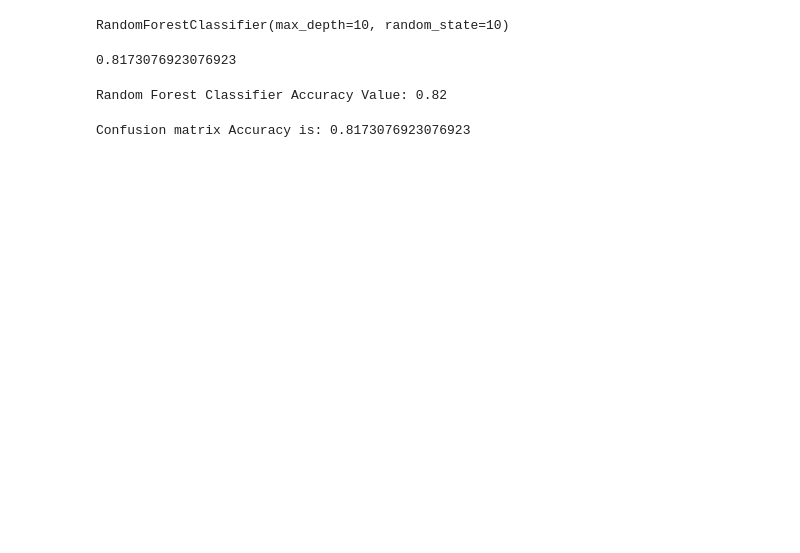
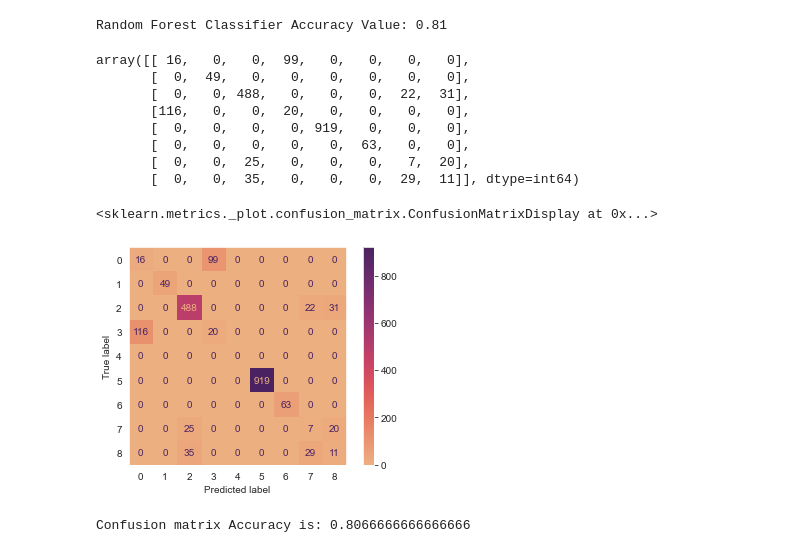
Before and after one commit to AmitBenDavid91/AIProject, a Jupyter notebook: RandomForest.ipynb, the cells around one changed output. Cells and saved outputs as stored; diff of their text form; code cells hidden in the pictures; blank space fills up the shorter version.

```diff
--- a/RandomForest.ipynb
+++ b/RandomForest.ipynb
@@ -54,29 +52,48 @@ y = dataset['odor']
 # %%
-from sklearn.model_selection import train_test_split
-X_train, X_test, y_train, y_test = train_test_split(
-     X, y, test_size=0.4,random_state=42)
+x = mushroom.drop(columns=['odor'], axis=1)
+y = mushroom['odor']
 # %%
-from sklearn.ensemble import RandomForestClassifier
-from sklearn.metrics import accuracy_score
-
-model_1 = RandomForestClassifier(max_depth=10, random_state=10)
-model_1.fit(X_train, y_train)
+x_train, x_test, y_train, y_test = train_test_split(x, y, test_size=0.3, random_state=0)
-# %% [output]
-RandomForestClassifier(max_depth=10, random_state=10)
 # %%
-y_pred = model_1.predict(X_test)
+model = RandomForestClassifier()
+model.fit(x_train, y_train)
+y_predict = model.predict(x_test)
+
+
+from sklearn.metrics import accuracy_score
+accuracy=accuracy_score(y_test,y_predict)
+print("Random Forest Classifier Accuracy Value: {:.2f}".format(accuracy))
+# %% [output]
+Random Forest Classifier Accuracy Value: 0.81
 # %%
-accuracy_score(y_test,y_pred)
+confmat1 = confusion_matrix(y_predict, y_test)
+confmat1
 # %% [output]
-0.8173076923076923
+array([[ 16,   0,   0,  99,   0,   0,   0,   0],
+       [  0,  49,   0,   0,   0,   0,   0,   0],
+       [  0,   0, 488,   0,   0,   0,  22,  31],
+       [116,   0,   0,  20,   0,   0,   0,   0],
+       [  0,   0,   0,   0, 919,   0,   0,   0],
+       [  0,   0,   0,   0,   0,  63,   0,   0],
+       [  0,   0,  25,   0,   0,   0,   7,  20],
+       [  0,   0,  35,   0,   0,   0,  29,  11]], dtype=int64)
 # %%
-from sklearn.metrics import accuracy_score
-accuracy=accuracy_score(y_test,y_pred)
-print("Random Forest Classifier Accuracy Value: {:.2f}".format(accuracy))
+cm=metrics.ConfusionMatrixDisplay(confusion_matrix=metrics.confusion_matrix(y_predict,y_test,labels=model.classes_),
+                              display_labels=model.classes_)
+cm.plot(cmap="flare")
 # %% [output]
-Random Forest Classifier Accuracy Value: 0.82
+<sklearn.metrics._plot.confusion_matrix.ConfusionMatrixDisplay at 0x...>
+[figure, added]
+# %%
+print('Confusion matrix Accuracy is: {}'.format(metrics.accuracy_score(y_test, y_predict)))
+# %% [output]
+Confusion matrix Accuracy is: 0.8066666666666666
 # %%
-print('Confusion matrix Accuracy is: {}'.format(metrics.accuracy_score(y_test, y_pred)))
+#with removing less correlation data
+
+X = mushroom.drop(['odor','gill-color','bruises','class','cap-color','ring-type','bruises'],axis=1)
+y = mushroom['odor']
+
+X_train, X_test, y_train, y_test = train_test_split(
+     X, y, test_size=0.4,random_state=42)
-# %% [output]
-Confusion matrix Accuracy is: 0.8173076923076923
 # %%
```
Also changed, not shown: parts of 10 cells of this notebook.
